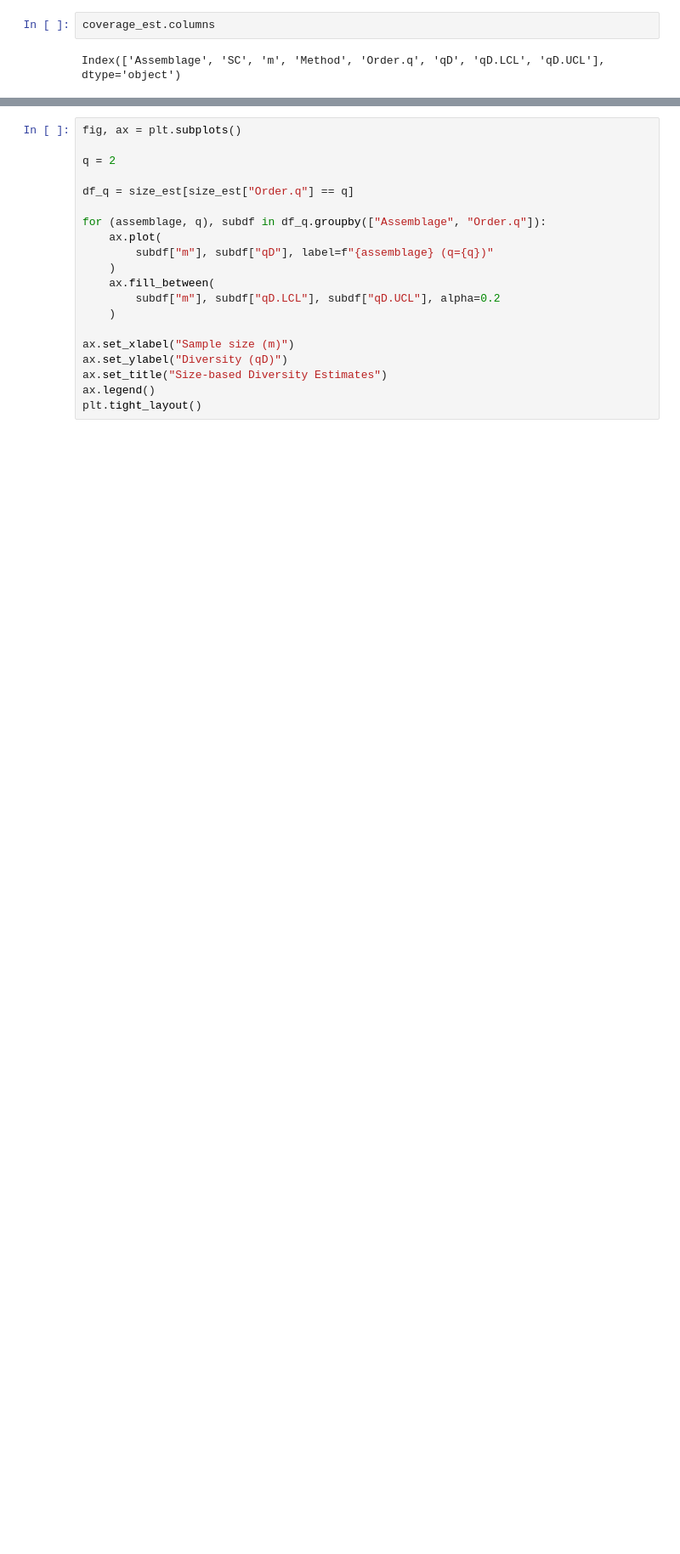
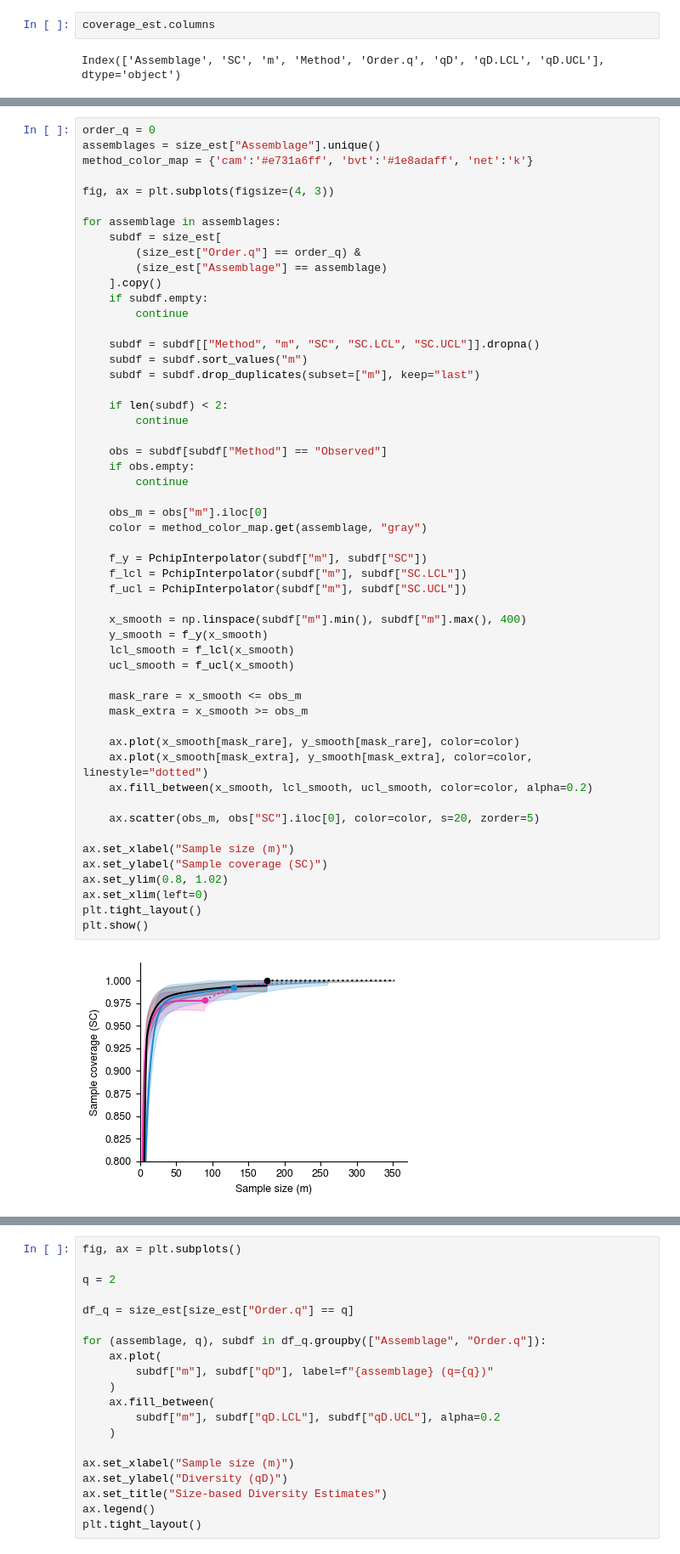
Before and after one commit to mparkergetz/bee_cam_data_processing, a Jupyter notebook: nb4_process_community_data.ipynb, the cells around one changed output, grey strips where cells are left out. Shown: that part at 85% size. Drawn from its saved outputs; the diff is of its cells as text; blank space fills up the shorter version.

```diff
--- a/nb4_process_community_data.ipynb
+++ b/nb4_process_community_data.ipynb
@@ -520,0 +562,55 @@ plt.savefig('figs/coverage_est.svg', format='svg')
+# %%
+order_q = 0
+assemblages = size_est["Assemblage"].unique()
+method_color_map = {'cam':'#e731a6ff', 'bvt':'#1e8adaff', 'net':'k'}
+
+fig, ax = plt.subplots(figsize=(4, 3))
+
+for assemblage in assemblages:
+    subdf = size_est[
+        (size_est["Order.q"] == order_q) &
+        (size_est["Assemblage"] == assemblage)
+    ].copy()
+    if subdf.empty:
+        continue
+
+    subdf = subdf[["Method", "m", "SC", "SC.LCL", "SC.UCL"]].dropna()
+    subdf = subdf.sort_values("m")
+    subdf = subdf.drop_duplicates(subset=["m"], keep="last")
+
+    if len(subdf) < 2:
+        continue
+
+    obs = subdf[subdf["Method"] == "Observed"]
+    if obs.empty:
+        continue
+
+    obs_m = obs["m"].iloc[0]
+    color = method_color_map.get(assemblage, "gray")
+
+    f_y = PchipInterpolator(subdf["m"], subdf["SC"])
+    f_lcl = PchipInterpolator(subdf["m"], subdf["SC.LCL"])
+    f_ucl = PchipInterpolator(subdf["m"], subdf["SC.UCL"])
+
+    x_smooth = np.linspace(subdf["m"].min(), subdf["m"].max(), 400)
+    y_smooth = f_y(x_smooth)
+    lcl_smooth = f_lcl(x_smooth)
+    ucl_smooth = f_ucl(x_smooth)
+
+    mask_rare = x_smooth <= obs_m
+    mask_extra = x_smooth >= obs_m
+
+    ax.plot(x_smooth[mask_rare], y_smooth[mask_rare], color=color)
+    ax.plot(x_smooth[mask_extra], y_smooth[mask_extra], color=color, linestyle="dotted")
+    ax.fill_between(x_smooth, lcl_smooth, ucl_smooth, color=color, alpha=0.2)
+
+    ax.scatter(obs_m, obs["SC"].iloc[0], color=color, s=20, zorder=5)
+
+ax.set_xlabel("Sample size (m)")
+ax.set_ylabel("Sample coverage (SC)")
+ax.set_ylim(0.8, 1.02)
+ax.set_xlim(left=0)
+plt.tight_layout()
+plt.show()
+# %% [output]
+[figure, added]
```
Also changed, not shown: parts of 9 cells of this notebook, 2 other files.
